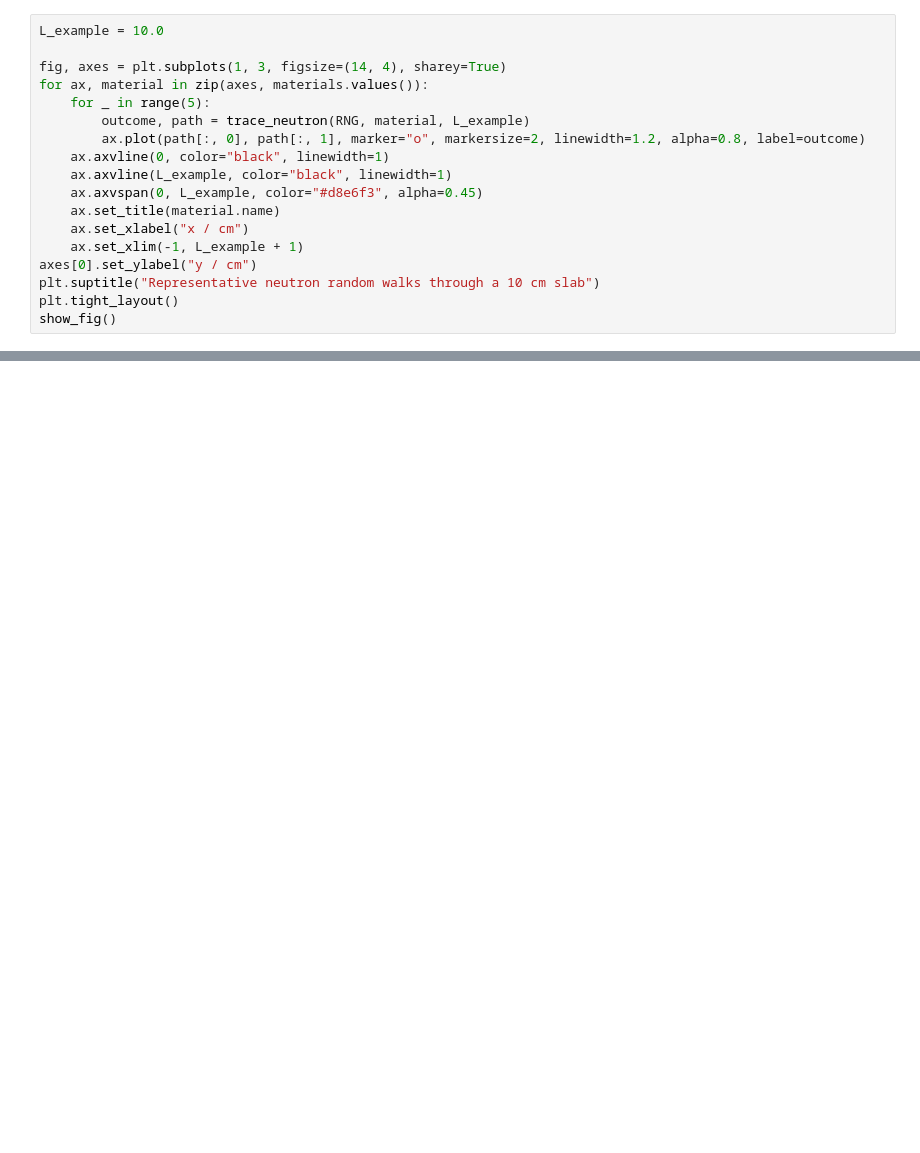
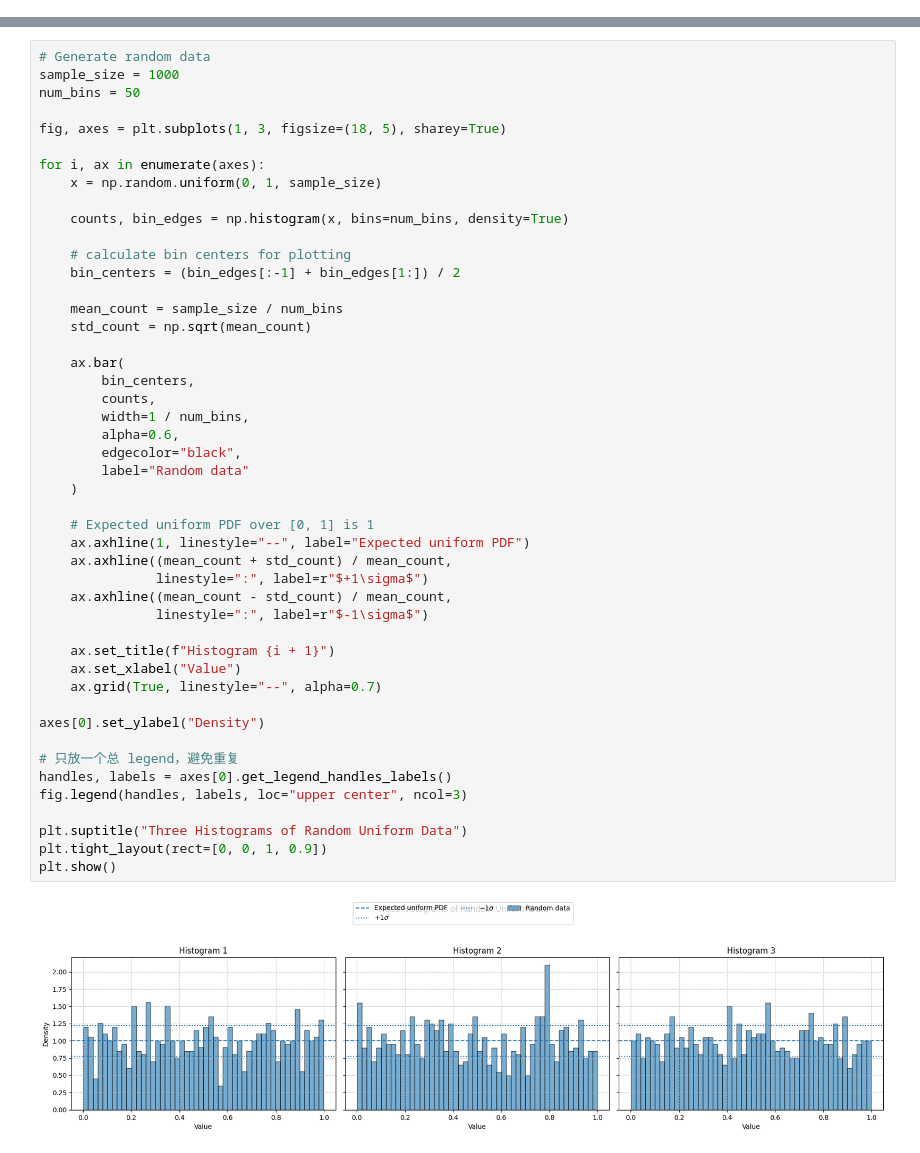
Before and after one commit to BouillieAnonymous/neutron-transport-surrogate-model, a Jupyter notebook: notebooks/neutron_transport_monte_carlo_with_outputs.ipynb, the cells around one changed output, grey strips where cells are left out. Cells and saved outputs as stored; diff of their text form; blank space fills up the shorter version.

Commit message:
Update neutron transport notebook and anonymise project files

```diff
--- a/notebooks/neutron_transport_monte_carlo_with_outputs.ipynb
+++ b/notebooks/neutron_transport_monte_carlo_with_outputs.ipynb
@@ -536,18 +0,0 @@ def simulate_slab(rng, material, thickness, n_neutrons, max_steps=20_000):
-# %%
-L_example = 10.0
-
-fig, axes = plt.subplots(1, 3, figsize=(14, 4), sharey=True)
-for ax, material in zip(axes, materials.values()):
-    for _ in range(5):
-        outcome, path = trace_neutron(RNG, material, L_example)
-        ax.plot(path[:, 0], path[:, 1], marker="o", markersize=2, linewidth=1.2, alpha=0.8, label=outcome)
-    ax.axvline(0, color="black", linewidth=1)
-    ax.axvline(L_example, color="black", linewidth=1)
-    ax.axvspan(0, L_example, color="#d8e6f3", alpha=0.45)
-    ax.set_title(material.name)
-    ax.set_xlabel("x / cm")
-    ax.set_xlim(-1, L_example + 1)
-axes[0].set_ylabel("y / cm")
-plt.suptitle("Representative neutron random walks through a 10 cm slab")
-plt.tight_layout()
-show_fig()
@@ -833,0 +33,49 @@ Finally, Woodcock tracking provides a flexible method for adjacent slabs of diff
+# %%
+# Generate random data
+sample_size = 1000
+num_bins = 50
+
+fig, axes = plt.subplots(1, 3, figsize=(18, 5), sharey=True)
+
+for i, ax in enumerate(axes):
+    x = np.random.uniform(0, 1, sample_size)
+
+    counts, bin_edges = np.histogram(x, bins=num_bins, density=True)
+
+    # calculate bin centers for plotting
+    bin_centers = (bin_edges[:-1] + bin_edges[1:]) / 2
+
+    mean_count = sample_size / num_bins
+    std_count = np.sqrt(mean_count)
+
+    ax.bar(
+        bin_centers,
+        counts,
+        width=1 / num_bins,
+        alpha=0.6,
+        edgecolor="black",
+        label="Random data"
+    )
+
+    # Expected uniform PDF over [0, 1] is 1
+    ax.axhline(1, linestyle="--", label="Expected uniform PDF")
+    ax.axhline((mean_count + std_count) / mean_count,
+               linestyle=":", label=r"$+1\sigma$")
+    ax.axhline((mean_count - std_count) / mean_count,
+               linestyle=":", label=r"$-1\sigma$")
+
+    ax.set_title(f"Histogram {i + 1}")
+    ax.set_xlabel("Value")
+    ax.grid(True, linestyle="--", alpha=0.7)
+
+axes[0].set_ylabel("Density")
+
+# 只放一个总 legend，避免重复
+handles, labels = axes[0].get_legend_handles_labels()
+fig.legend(handles, labels, loc="upper center", ncol=3)
+
+plt.suptitle("Three Histograms of Random Uniform Data")
+plt.tight_layout(rect=[0, 0, 1, 0.9])
+plt.show()
+# %% [output]
+[figure, added]
```
Also changed, not shown: parts of 89 cells of this notebook, 3 other files.
